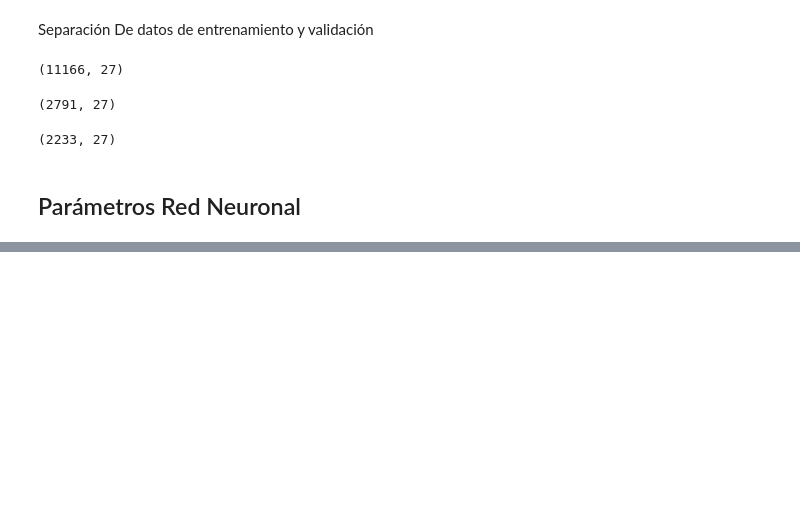
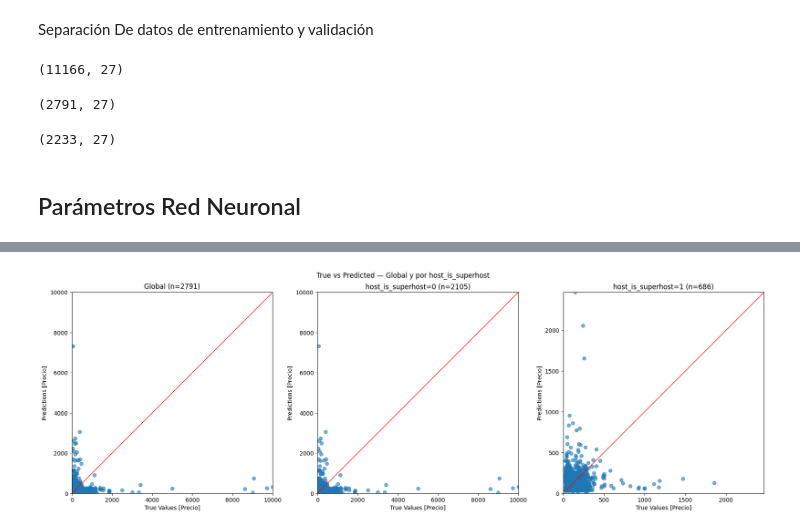
Before and after one commit to OttaVonBismarck/proyecto_2_actd, a Jupyter notebook: modelosproyecto2.ipynb, the cells around one changed output, grey strips where cells are left out. Saved outputs shown, nothing was run; the diff lists cells and outputs as text; code cells hidden in the pictures; blank space fills up the shorter version.

```diff
--- a/modelosproyecto2.ipynb
+++ b/modelosproyecto2.ipynb
@@ -375,0 +476,63 @@ MLflow Run completed with run_id <keras.src.callbacks.history.History object at
+# %%
+# ...existing code...
+# Celda nueva: True values vs Predicted (global y por host_is_superhost)
+
+import numpy as np
+import matplotlib.pyplot as plt
+
+# Seleccionar modelo disponible (intenta varias variables comunes)
+model = globals().get("model",
+         globals().get("first_model",
+         globals().get("experimentID", None)))
+if model is None:
+    raise RuntimeError("No se encontró un modelo en 'model', 'first_model' ni 'experimentID'.")
+
+# Obtener predicciones usando test_ds (features en batches)
+batch_size = 32
+test_features_ds = test_ds.map(lambda x, y: x).batch(batch_size)
+preds = model.predict(test_features_ds).flatten()
+
+# Extraer verdaderos y flag de superhost desde test_ds (sin batching)
+test_y = np.array([y.numpy() for x, y in test_ds])
+host_flag = np.array([x['host_is_superhost'].numpy() for x, y in test_ds])
+
+# Alinear longitudes
+n = min(len(preds), len(test_y), len(host_flag))
+preds = preds[:n]
+test_y = test_y[:n]
+host_flag = host_flag[:n]
+
+print("shapes -> preds:", preds.shape, "true:", test_y.shape)
+
+# Función auxiliar para graficar True vs Pred
+def plot_true_vs_pred(ax, y_true, y_pred, title):
+    ax.scatter(y_true, y_pred, alpha=0.6)
+    ax.set_aspect('equal', adjustable='box')
+    ax.set_xlabel('True Values [Precio]')
+    ax.set_ylabel('Predictions [Precio]')
+    lim_max = max(50, np.nanmax(y_true), np.nanmax(y_pred))
+    lims = [0, lim_max]
+    ax.set_xlim(lims)
+    ax.set_ylim(lims)
+    ax.plot(lims, lims, color='red', linewidth=1)
+    ax.set_title(title)
+
+# Crear figura: global + dos subplots por categoría
+fig, axes = plt.subplots(1, 3, figsize=(18,6))
+plot_true_vs_pred(axes[0], test_y, preds, f"Global (n={n})")
+
+for i, val in enumerate([0, 1], start=1):
+    mask = host_flag == val
+    if mask.sum() == 0:
+        axes[i].text(0.5, 0.5, f"No hay muestras para {val}", ha='center')
+        axes[i].set_title(f"host_is_superhost={val} (n=0)")
+        axes[i].set_xlabel('True Values [Precio]')
+        axes[i].set_ylabel('Predictions [Precio]')
+        continue
+    plot_true_vs_pred(axes[i], test_y[mask], preds[mask], f"host_is_superhost={val} (n={mask.sum()})")
+
+plt.suptitle("True vs Predicted — Global y por host_is_superhost")
+plt.tight_layout()
+plt.show()
+# ...existing code...
+# %% [output]
@@ -375,0 +541 @@ MLflow Run completed with run_id <keras.src.callbacks.history.History object at
+[figure, added]
```
Also changed, not shown: parts of 9 cells of this notebook.
